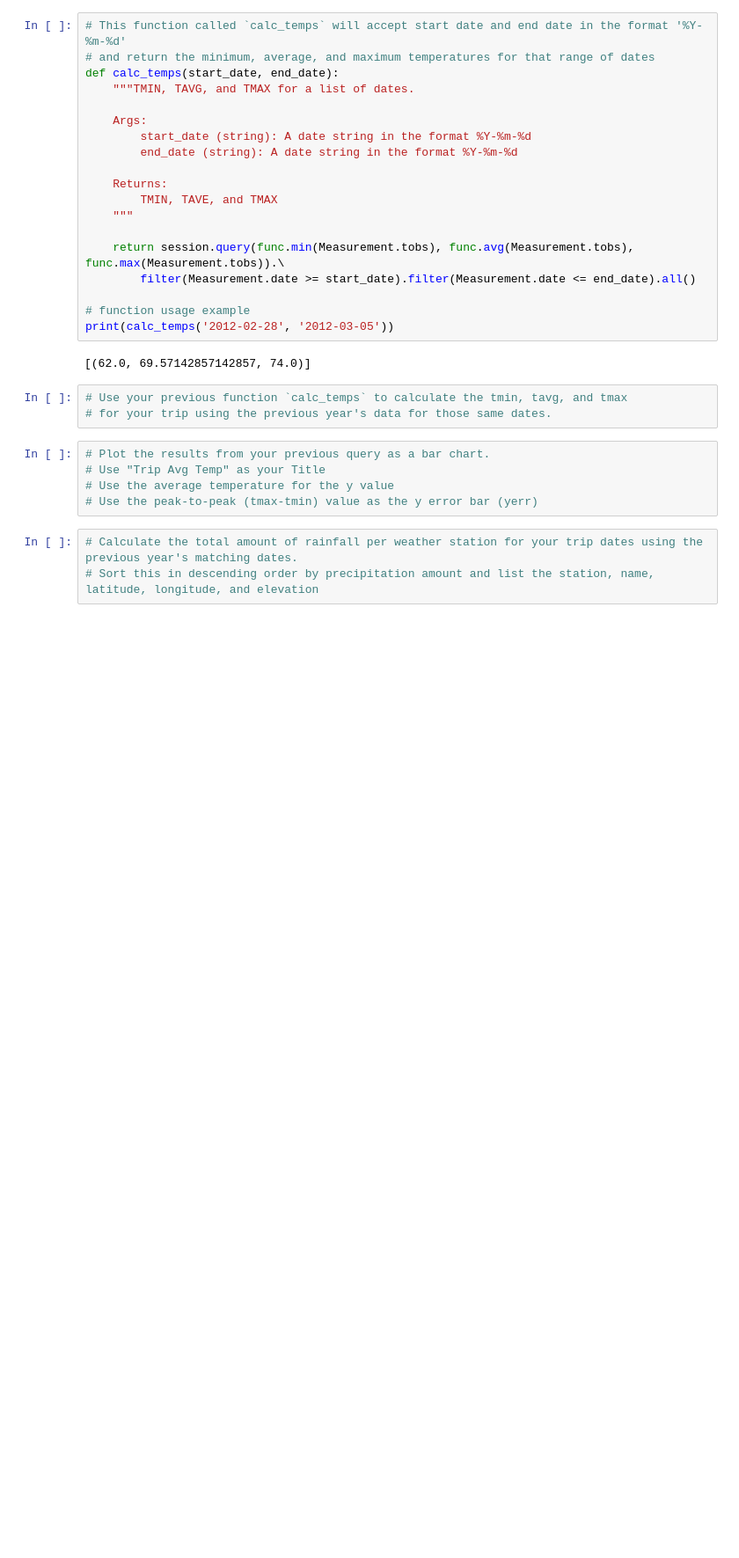
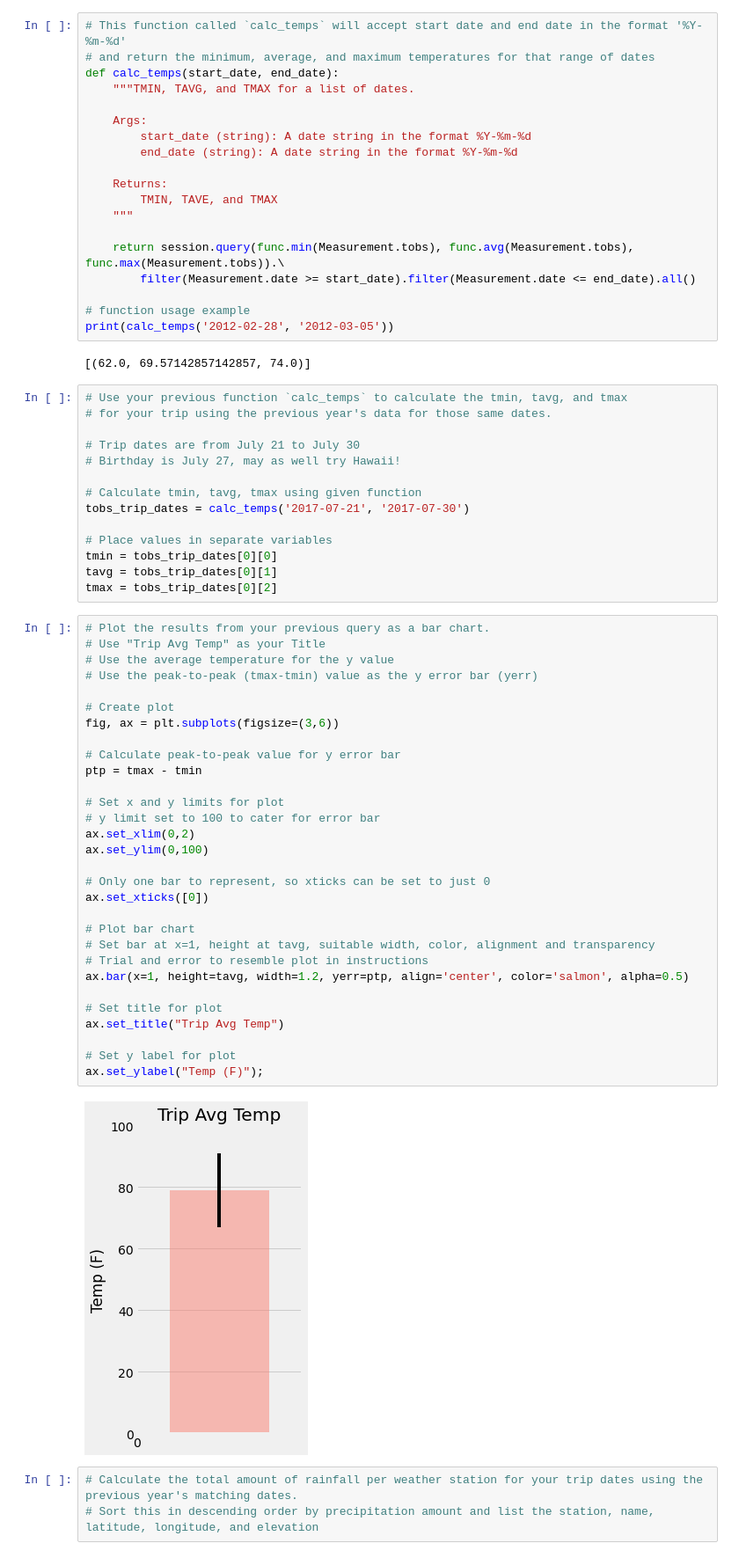
Before and after one commit to etassone1974/sqlalchemy-challenge, a Jupyter notebook: climate_starter.ipynb, the cells around one changed output. Shown: that part at 88% size. Cells and saved outputs as stored; diff of their text form; blank space fills up the shorter version.

Commit message:
Updated Jupyter notebook with Bonus Temperature Analysis I and II

```diff
--- a/climate_starter.ipynb
+++ b/climate_starter.ipynb
@@ -212,11 +294,49 @@ print(calc_temps('2012-02-28', '2012-03-05'))
 # %%
 # Use your previous function `calc_temps` to calculate the tmin, tavg, and tmax
 # for your trip using the previous year's data for those same dates.
+
+# Trip dates are from July 21 to July 30
+# Birthday is July 27, may as well try Hawaii!
+
+# Calculate tmin, tavg, tmax using given function
+tobs_trip_dates = calc_temps('2017-07-21', '2017-07-30')
+
+# Place values in separate variables
+tmin = tobs_trip_dates[0][0]
+tavg = tobs_trip_dates[0][1]
+tmax = tobs_trip_dates[0][2]
-# %%
-# Plot the results from your previous query as a bar chart.
-# Use "Trip Avg Temp" as your Title
-# Use the average temperature for the y value
-# Use the peak-to-peak (tmax-tmin) value as the y error bar (yerr)
+# %%
+# Plot the results from your previous query as a bar chart.
+# Use "Trip Avg Temp" as your Title
+# Use the average temperature for the y value
+# Use the peak-to-peak (tmax-tmin) value as the y error bar (yerr)
+
+# Create plot
+fig, ax = plt.subplots(figsize=(3,6))
+
+# Calculate peak-to-peak value for y error bar
+ptp = tmax - tmin
+
+# Set x and y limits for plot
+# y limit set to 100 to cater for error bar
+ax.set_xlim(0,2)
+ax.set_ylim(0,100)
+
+# Only one bar to represent, so xticks can be set to just 0
+ax.set_xticks([0])
+
+# Plot bar chart
+# Set bar at x=1, height at tavg, suitable width, color, alignment and transparency
+# Trial and error to resemble plot in instructions
+ax.bar(x=1, height=tavg, width=1.2, yerr=ptp, align='center', color='salmon', alpha=0.5)
+
+# Set title for plot
+ax.set_title("Trip Avg Temp")
+
+# Set y label for plot
+ax.set_ylabel("Temp (F)");
+# %% [output]
+[figure, added]
 # %%
 # Calculate the total amount of rainfall per weather station for your trip dates using the previous year's matching dates.
 # Sort this in descending order by precipitation amount and list the station, name, latitude, longitude, and elevation
```
Also changed, not shown: parts of 5 cells of this notebook.
